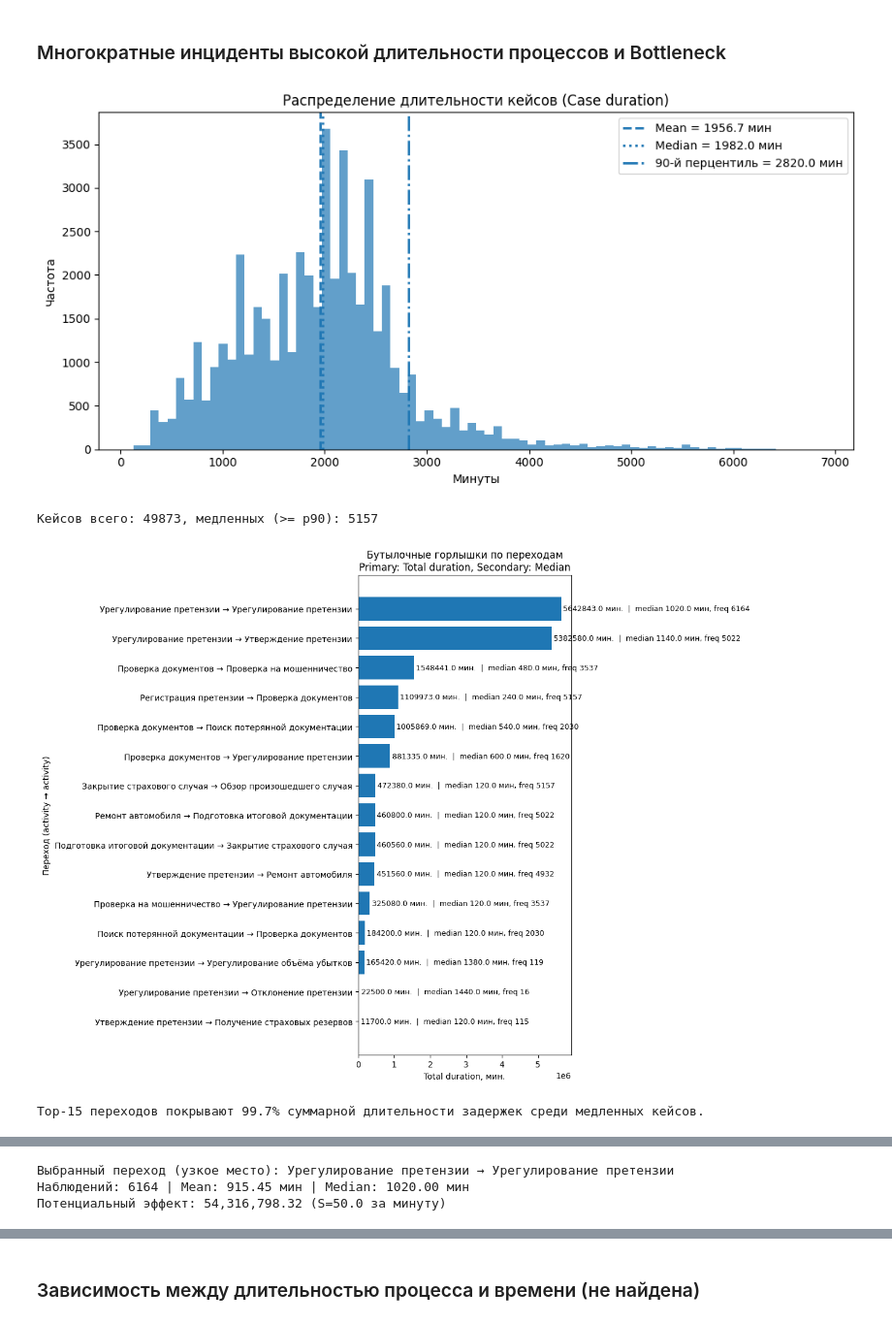
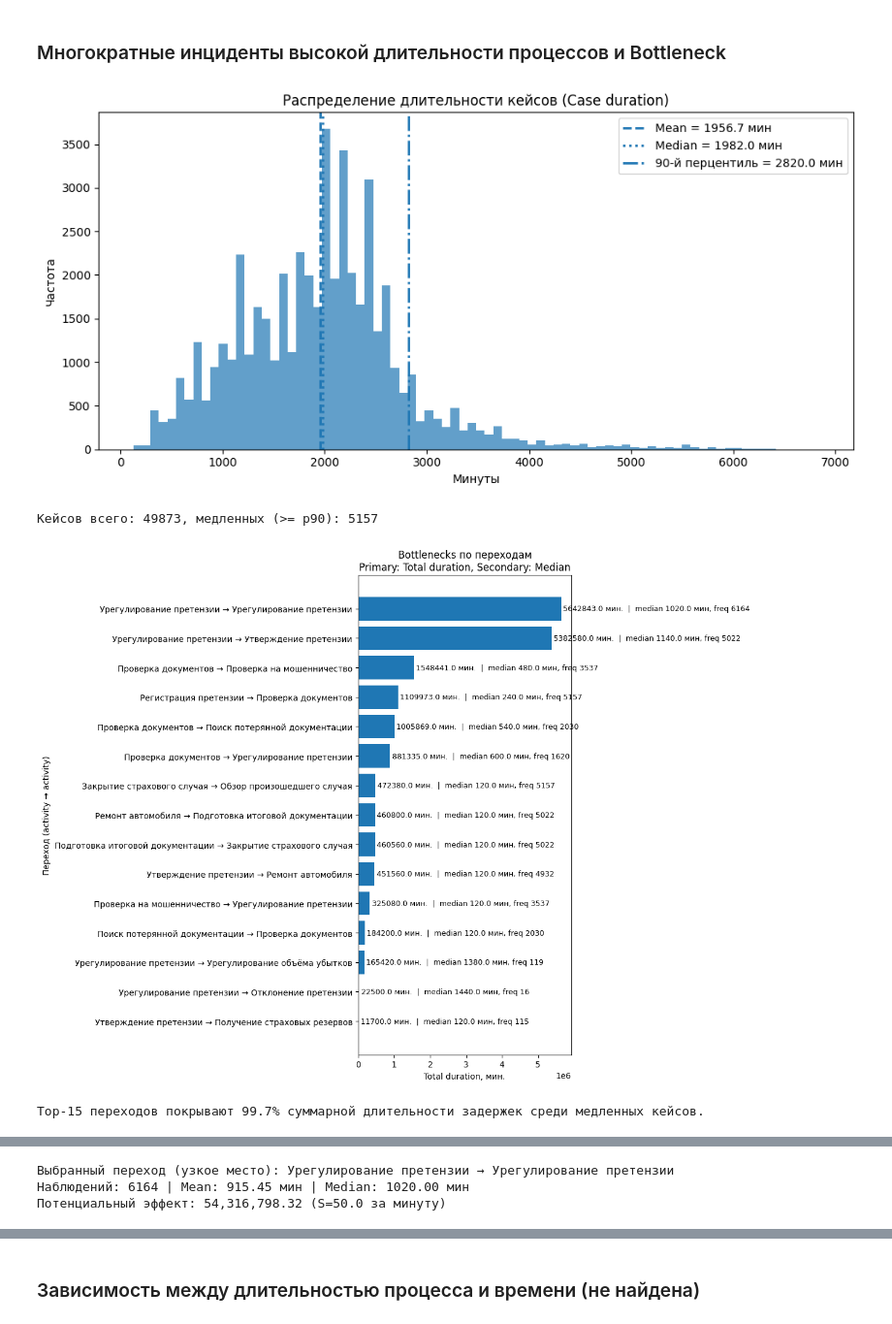
Before and after one commit to kap1anittt/PM_CASE_CH, a Jupyter notebook: plots/plot.ipynb, the cells around one changed output, grey strips where cells are left out. Shown at 97% size. Drawn from its saved outputs; the diff is of its cells as text; code cells hidden in the pictures.

```diff
--- a/plots/plot.ipynb
+++ b/plots/plot.ipynb
@@ -192,7 +192,7 @@ fig_h = max(3.5, 0.55*max(len(plot_df), 1)+1)
 plt.figure(figsize=(12, fig_h))
 bars = plt.barh(plot_df.index, plot_df["Total_disp"])
 
-plt.title("bottleneck по переходам\nPrimary: Total duration, Secondary: Median")
+plt.title("Bottlenecks по переходам\nPrimary: Total duration, Secondary: Median")
 plt.xlabel(f"Total duration, {units_label}")
 plt.ylabel("Переход (activity → activity)")
 
@@ -238,34 +238,34 @@ else:
         print(f"\nВыбранный переход (узкое место): {edge_name}")
         print(f"Наблюдений: {len(sample)} | Mean: {mu:.2f} мин | Median: {med:.2f} мин")
         print(f"Потенциальный эффект: {potential_effect:,.2f} (S={S_COST_PER_MIN} за минуту)")
 
         # ВИЗУАЛИЗАЦИЯ KDE
         plt.figure(figsize=(10,5))
 
         # KDE-плотность
         kde = gaussian_kde(sample)
         xs = np.linspace(max(0.0, sample.min()*0.9), sample.max()*1.1, 400)
         ys = kde(xs)
         plt.plot(xs, ys, lw=2, label="Плотность (KDE)")
 
         # подсветим правый хвост (t >= mean)
         mask = xs >= mu
         plt.fill_between(xs[mask], 0, ys[mask], alpha=0.15, label="Хвост ≥ mean")
 
         # линии среднего и медианы
         plt.axvline(mu,  ls="--", lw=2, label=f"Mean = {mu:.1f} мин")
         plt.axvline(med, ls=":",  lw=2, label=f"Median = {med:.1f} мин")
 
         plt.title(f"Bottleneck: распределение длительности перехода\n{edge_name}")
         plt.xlabel("Длительность шага, мин")
         plt.ylabel("Плотность")
         plt.legend()
         plt.tight_layout()
         plt.show()
 # %% [output]
 [figure]
 Кейсов всего: 49873, медленных (>= p90): 5157
-[figure, old version]
+[figure, new version]
 Top-15 переходов покрывают 99.7% суммарной длительности задержек среди медленных кейсов.
 |  | Edge | Freq | Total_min | Mean_min | Median_min | Total_disp |
 | 0 | Урегулирование претензии → Урегул... | 6164 | 5642843.0 | 915.451493 | 1020.0 | 5642843.0 |
```
